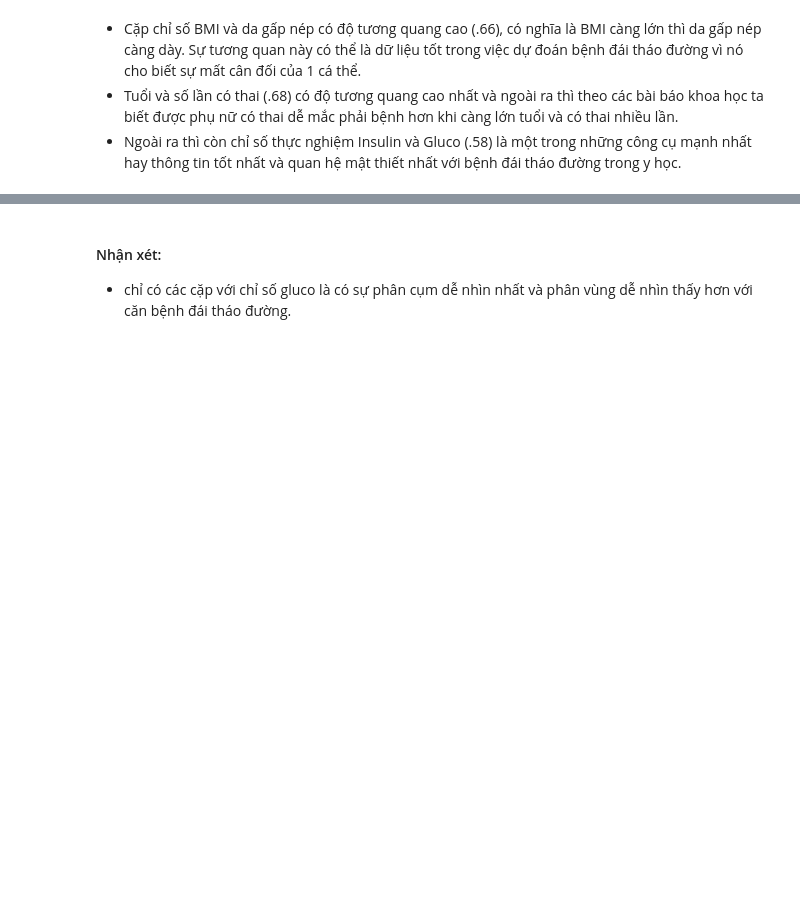
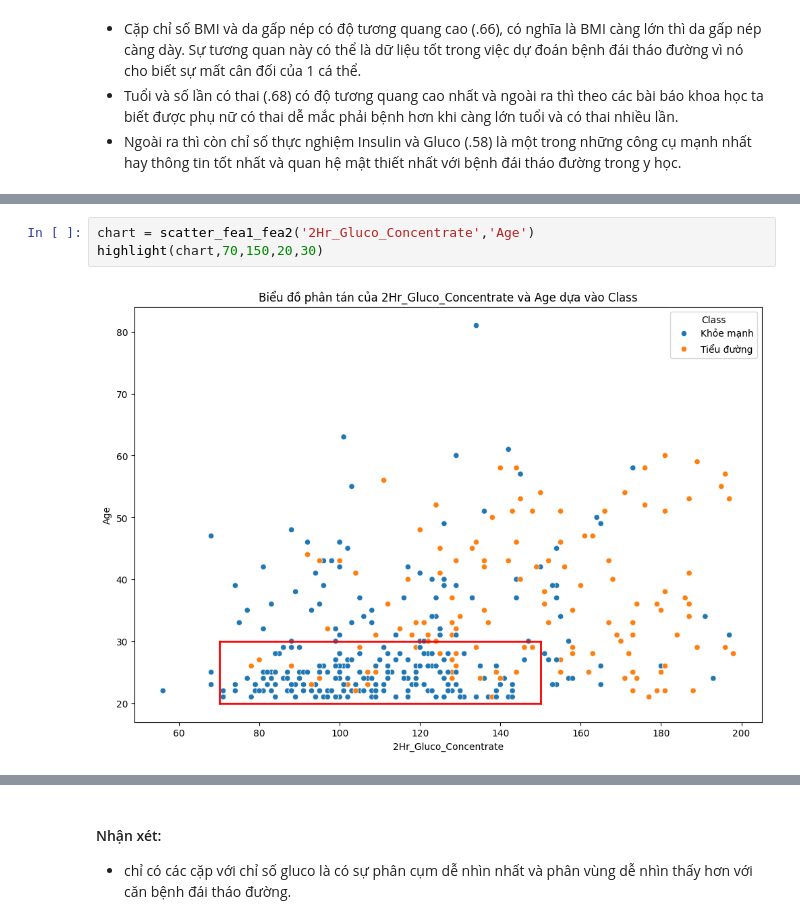
Before and after one commit to Deku6305/sgu2025-2026_ML_basic_nhom3changlinhngulam, a Jupyter notebook: diabetes/EDA.ipynb, the cells around one changed output, grey strips where cells are left out. Cells and saved outputs as stored; diff of their text form; blank space fills up the shorter version.

```diff
--- a/diabetes/EDA.ipynb
+++ b/diabetes/EDA.ipynb
@@ -179,0 +232,5 @@ plt.show()
+# %%
+chart = scatter_fea1_fea2('2Hr_Gluco_Concentrate','Age')
+highlight(chart,70,150,20,30)
+# %% [output]
+[figure, added]
```
Also changed, not shown: parts of 7 cells of this notebook.
